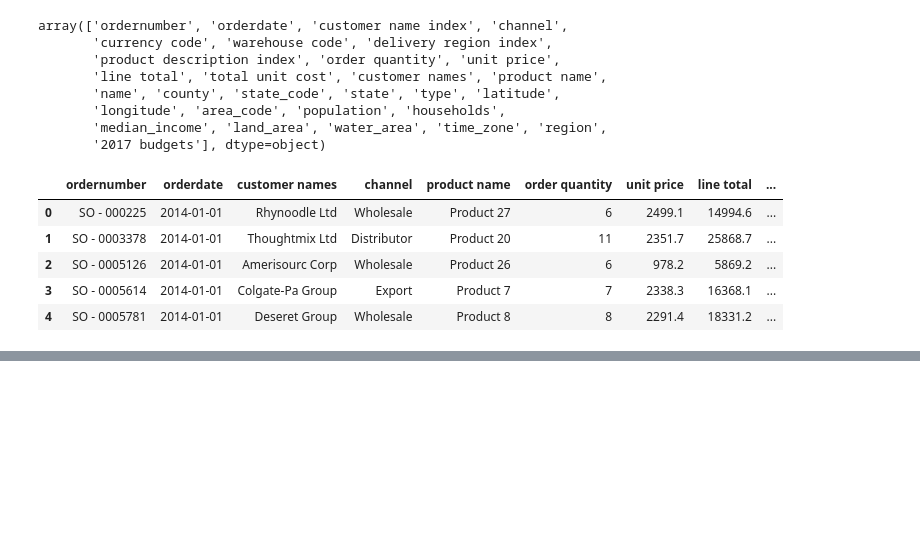
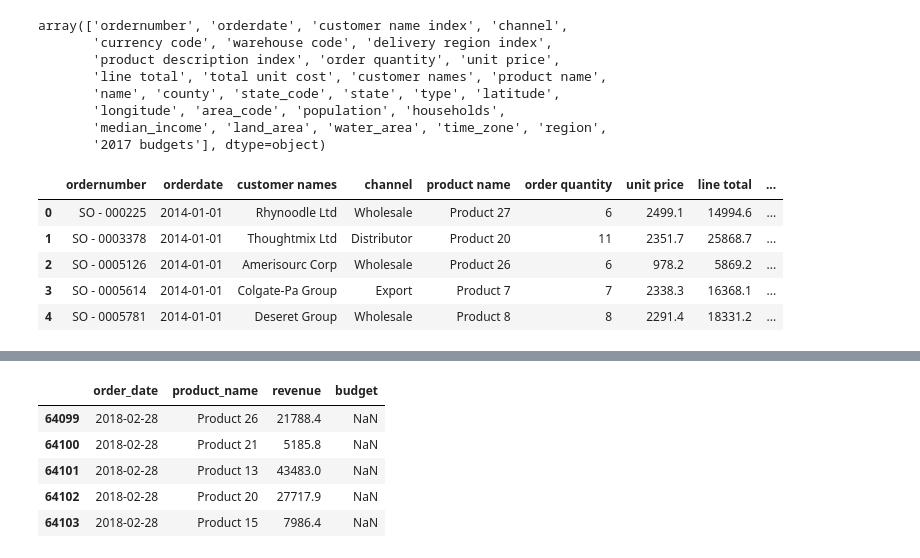
Before and after one commit to akhileshdesai-022/Regional-Sales-Analysis, a Jupyter notebook: Regional Sales Analysis.ipynb, the cells around one changed output, grey strips where cells are left out. Saved outputs shown, nothing was run; the diff lists cells and outputs as text; code cells hidden in the pictures; blank space fills up the shorter version.

```diff
--- a/Regional Sales Analysis.ipynb
+++ b/Regional Sales Analysis.ipynb
@@ -345,0 +379,10 @@ df.head(5)
+# %%
+# for looking budget from end of df table
+df[['order_date', 'product_name', 'revenue', 'budget']].tail(5)
+# %% [output]
+|  | order_date | product_name | revenue | budget |
+| 64099 | 2018-02-28 | Product 26 | 21788.4 | NaN |
+| 64100 | 2018-02-28 | Product 21 | 5185.8 | NaN |
+| 64101 | 2018-02-28 | Product 13 | 43483.0 | NaN |
+| 64102 | 2018-02-28 | Product 20 | 27717.9 | NaN |
+| 64103 | 2018-02-28 | Product 15 | 7986.4 | NaN |
```
Also changed, not shown: parts of 6 cells of this notebook, 1 other file.
